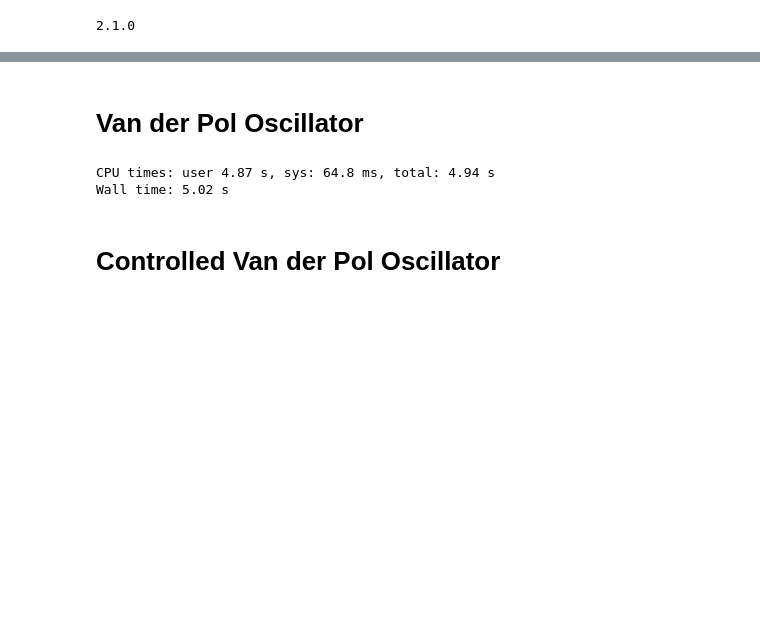
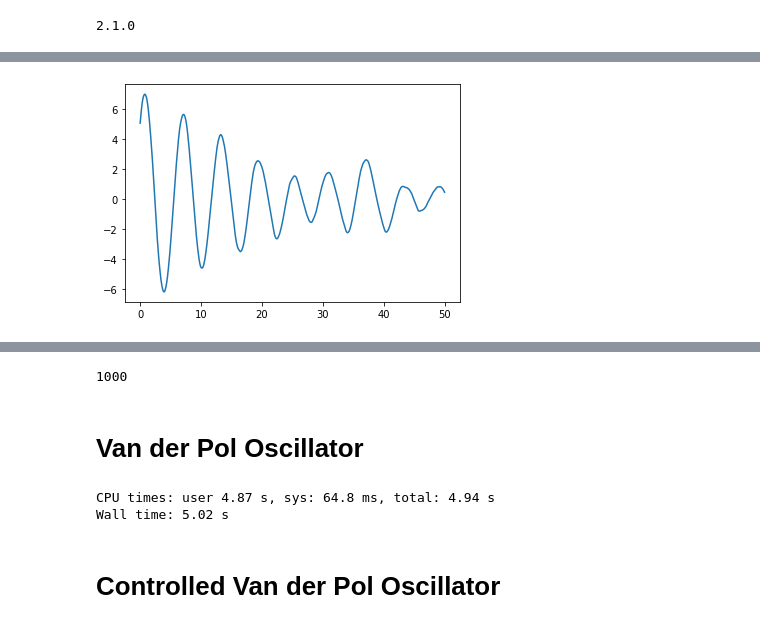
Before and after one commit to rdbrackston/NN-control, a Jupyter notebook: notebooks/control_problems.ipynb, the cells around one changed output, grey strips where cells are left out. Drawn from its saved outputs; the diff is of its cells as text; code cells hidden in the pictures; blank space fills up the shorter version.

```diff
--- a/notebooks/control_problems.ipynb
+++ b/notebooks/control_problems.ipynb
@@ -29,8 +25,11 @@ importlib.reload(sys.modules['utilities'])
 # %%
 %%time
-time_steps = 1000
-t_free = np.linspace(0, 10, time_steps)
+t_end = 50
+t_free = np.linspace(0, t_end, t_end/0.01)
 y0_free = tf.constant([[5.], [5.]], tf.float32)
 
-free_trajectory = fwd(md.Oscillator(), y0_free, t_free[-1])
+free_trajectory = fwd_sde_tlist(md.Oscillator(), y0_free, t_free,0.01)
+plt.plot(t_free,free_trajectory[0:len(t_free),0,0])
+plt.show()
 # %% [output]
+[figure, added]
@@ -39,3 +38,7 @@ Wall time: 107 ms
+# %%
+len(t_free)
+# %% [output]
+1000
 # %% [markdown]
 # Van der Pol Oscillator
 # %%
```
Also changed, not shown: parts of 4 cells of this notebook.
